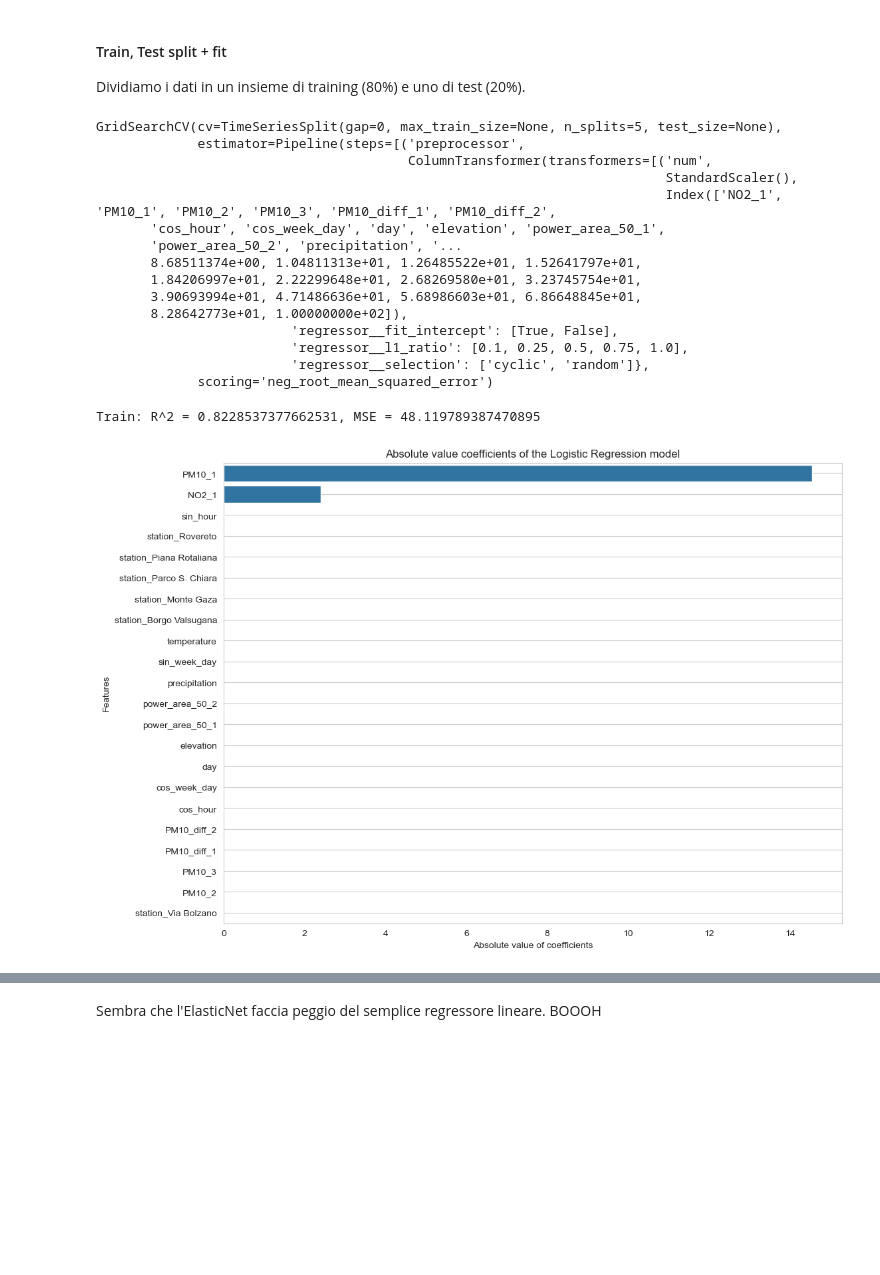
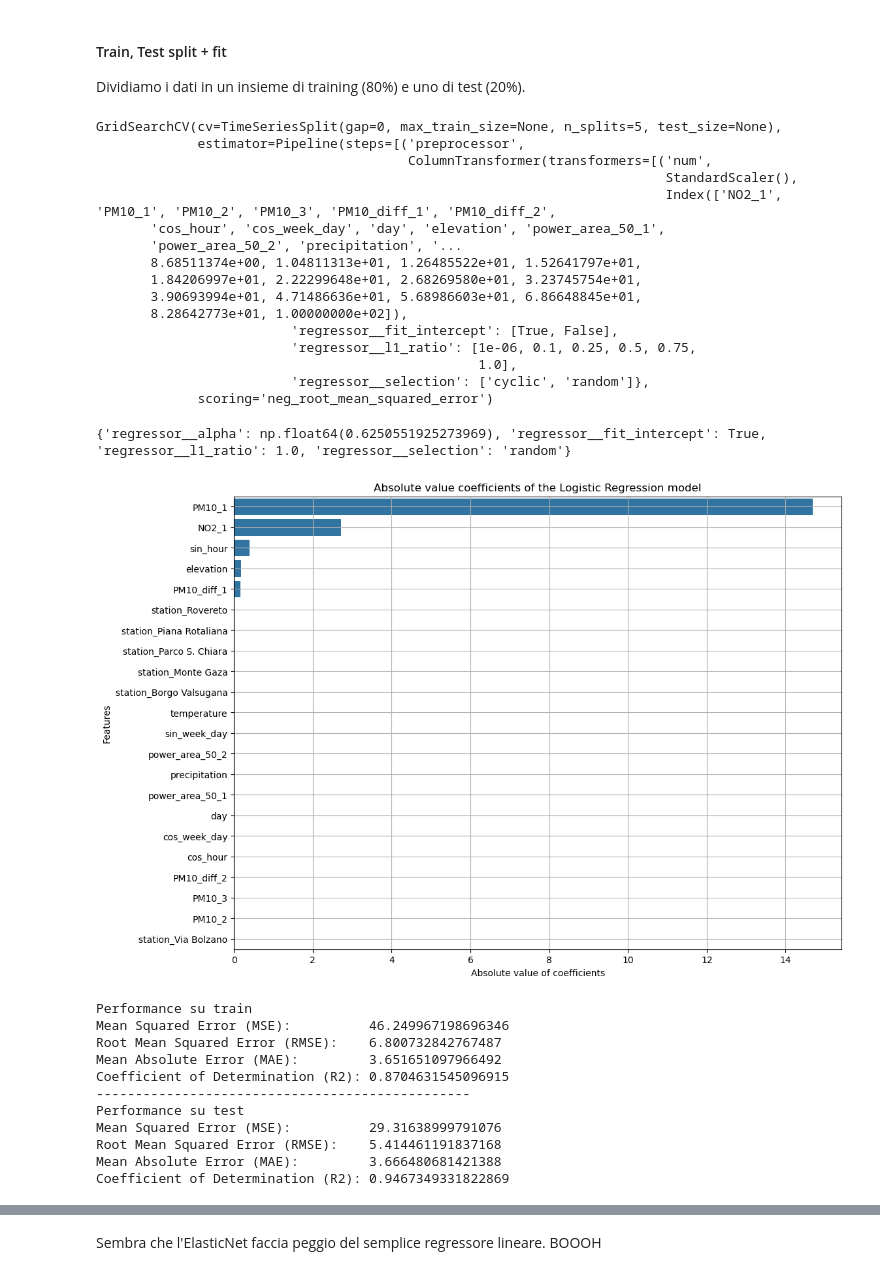
Before and after one commit to CarloDegasperi/DataScience, a Jupyter notebook: notebooks/regression/07_regression.ipynb, the cells around one changed output, grey strips where cells are left out. Cells and saved outputs as stored; diff of their text form; code cells hidden in the pictures; blank space fills up the shorter version.

```diff
--- a/notebooks/regression/07_regression.ipynb
+++ b/notebooks/regression/07_regression.ipynb
@@ -185,6 +204,6 @@ hO3_X_train, hO3_X_valid, hO3_X_test, hO3_y_train, hO3_y_valid, hO3_y_test = fs.
 # %%
 # training
-gridsrc_en.fit(hO3_X_train, hO3_y_train)
+gridsrc_en.fit(hPM10_X_train, hPM10_y_train)
 # %% [output]
 GridSearchCV(cv=TimeSeriesSplit(gap=0, max_train_size=None, n_splits=5, test_size=None),
              estimator=Pipeline(steps=[('preprocessor',
@@ -198,16 +217,33 @@ GridSearchCV(cv=TimeSeriesSplit(gap=0, max_train_size=None, n_splits=5, test_siz
        3.90693994e+01, 4.71486636e+01, 5.68986603e+01, 6.86648845e+01,
        8.28642773e+01, 1.00000000e+02]),
                          'regressor__fit_intercept': [True, False],
-                         'regressor__l1_ratio': [0.1, 0.25, 0.5, 0.75, 1.0],
+                         'regressor__l1_ratio': [1e-06, 0.1, 0.25, 0.5, 0.75,
+                                                 1.0],
                          'regressor__selection': ['cyclic', 'random']},
              scoring='neg_root_mean_squared_error')
 # %%
 best_model = gridsrc_en.best_estimator_
+print(gridsrc_en.best_params_)
+# %% [output]
+{'regressor__alpha': np.float64(0.6250551925273969), 'regressor__fit_intercept': True, 'regressor__l1_ratio': 1.0, 'regressor__selection': 'random'}
 # %%
 fs.display_abs_coefs(best_model.named_steps['regressor'], feature_cols)
 
-# studiamo R^2 e mean square error
-fs.get_reg_error(best_model, hO3_X_train, hO3_y_train, 'Train')
+print('Performance su train')
+fs.evaluation(best_model, hPM10_X_train, hPM10_y_train)
+print('------------------------------------------------')
+print('Performance su test')
+fs.evaluation(best_model, hPM10_X_test, hPM10_y_test)
 # %% [output]
+[figure, new version]
-Train: R^2 = 0.8228537377662531, MSE = 48.119789387470895
+Performance su train
+Mean Squared Error (MSE):          46.249967198696346
+Root Mean Squared Error (RMSE):    6.800732842767487
+Mean Absolute Error (MAE):         3.651651097966492
+Coefficient of Determination (R2): 0.8704631545096915
+------------------------------------------------
+Performance su test
+Mean Squared Error (MSE):          29.31638999791076
+Root Mean Squared Error (RMSE):    5.414461191837168
+Mean Absolute Error (MAE):         3.666480681421388
+Coefficient of Determination (R2): 0.9467349331822869
-[figure, old version]
```
Also changed, not shown: parts of 16 cells of this notebook, 10 other files.
